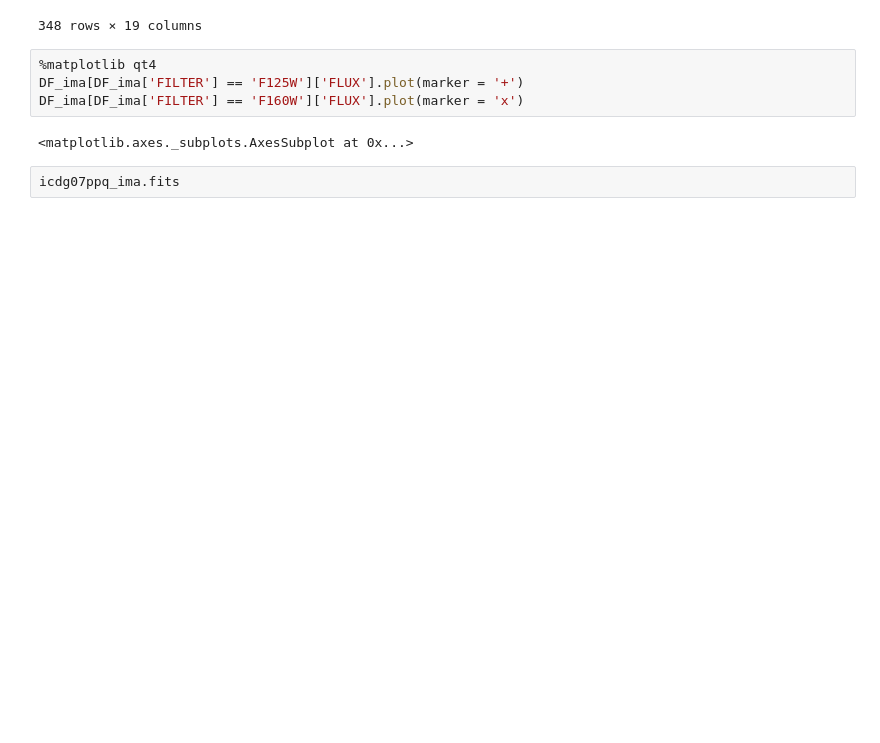
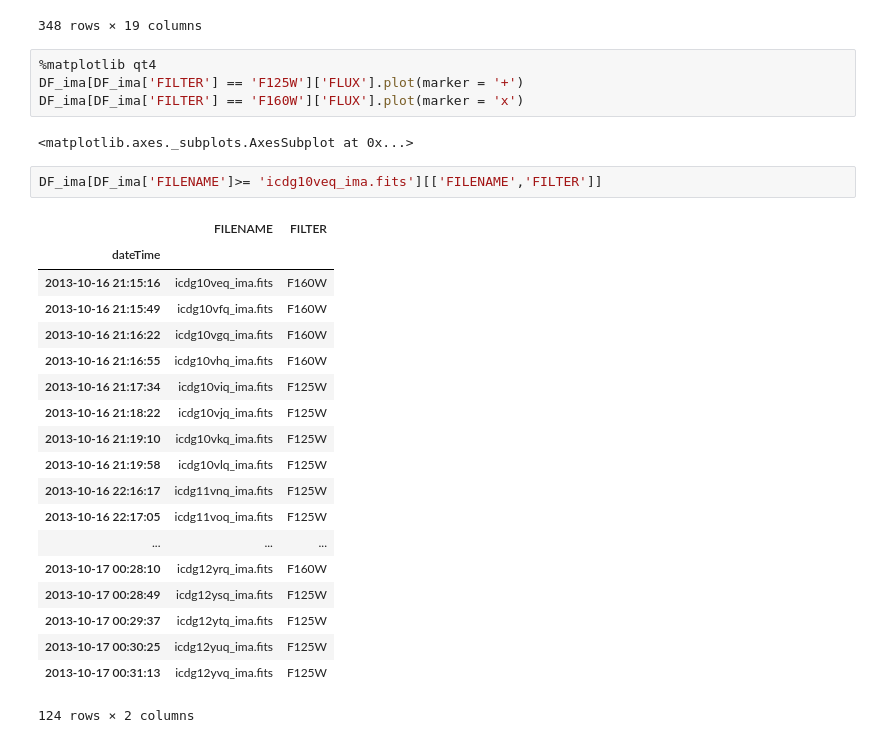
Before and after one commit to YifZhou/Exoplanet-Patchy-Clouds, a Jupyter notebook: ABPIC_Data_Analysis/plotLightCurve.ipynb, the cells around one changed output. Saved outputs shown, nothing was run; the diff lists cells and outputs as text; blank space fills up the shorter version.

```diff
--- a/ABPIC_Data_Analysis/plotLightCurve.ipynb
+++ b/ABPIC_Data_Analysis/plotLightCurve.ipynb
@@ -233,5 +233,25 @@ DF_ima[DF_ima['FILTER'] == 'F125W']['FLUX'].plot(marker = '+')
 DF_ima[DF_ima['FILTER'] == 'F160W']['FLUX'].plot(marker = 'x')
 # %% [output]
 <matplotlib.axes._subplots.AxesSubplot at 0x...>
-# %%
-icdg07ppq_ima.fits
+# %%
+DF_ima[DF_ima['FILENAME']>= 'icdg10veq_ima.fits'][['FILENAME','FILTER']]
+# %% [output]
+|  | FILENAME | FILTER |
+| dateTime |  |  |
+| 2013-10-16 21:15:16 | icdg10veq_ima.fits | F160W |
+| 2013-10-16 21:15:49 | icdg10vfq_ima.fits | F160W |
+| 2013-10-16 21:16:22 | icdg10vgq_ima.fits | F160W |
+| 2013-10-16 21:16:55 | icdg10vhq_ima.fits | F160W |
+| 2013-10-16 21:17:34 | icdg10viq_ima.fits | F125W |
+| 2013-10-16 21:18:22 | icdg10vjq_ima.fits | F125W |
+| 2013-10-16 21:19:10 | icdg10vkq_ima.fits | F125W |
+| 2013-10-16 21:19:58 | icdg10vlq_ima.fits | F125W |
+| 2013-10-16 22:16:17 | icdg11vnq_ima.fits | F125W |
+| 2013-10-16 22:17:05 | icdg11voq_ima.fits | F125W |
+| ... | ... | ... |
+| 2013-10-17 00:28:10 | icdg12yrq_ima.fits | F160W |
+| 2013-10-17 00:28:49 | icdg12ysq_ima.fits | F125W |
+| 2013-10-17 00:29:37 | icdg12ytq_ima.fits | F125W |
+| 2013-10-17 00:30:25 | icdg12yuq_ima.fits | F125W |
+| 2013-10-17 00:31:13 | icdg12yvq_ima.fits | F125W |
+124 rows × 2 columns
```
Also changed, not shown: 1 other file.
